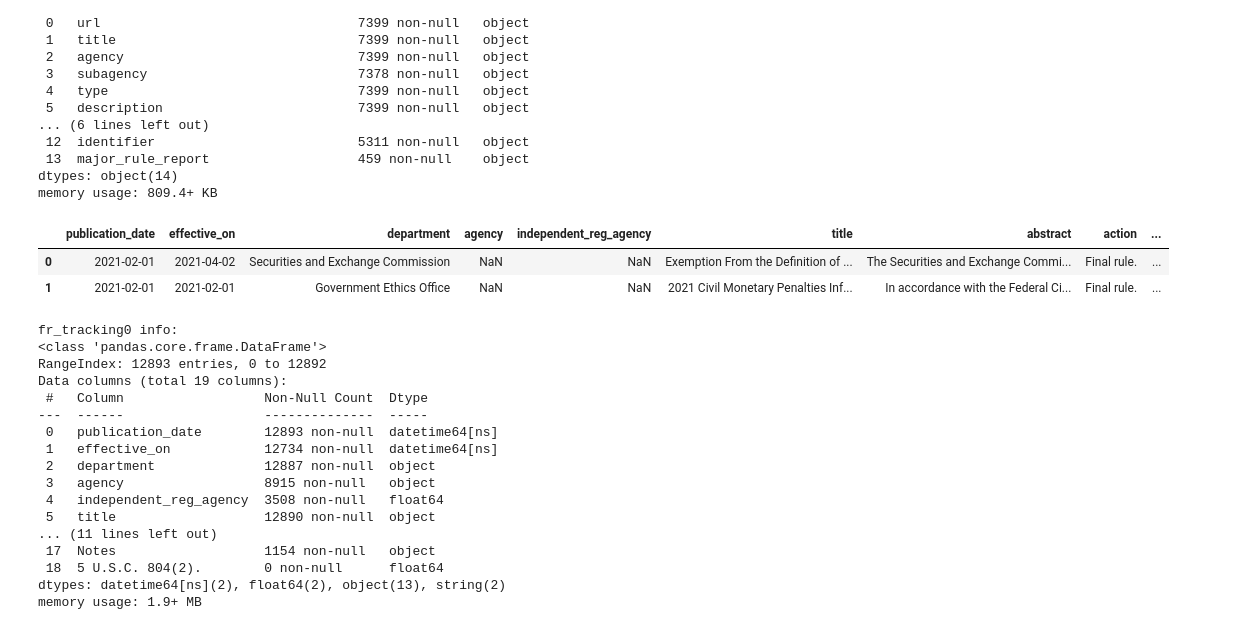
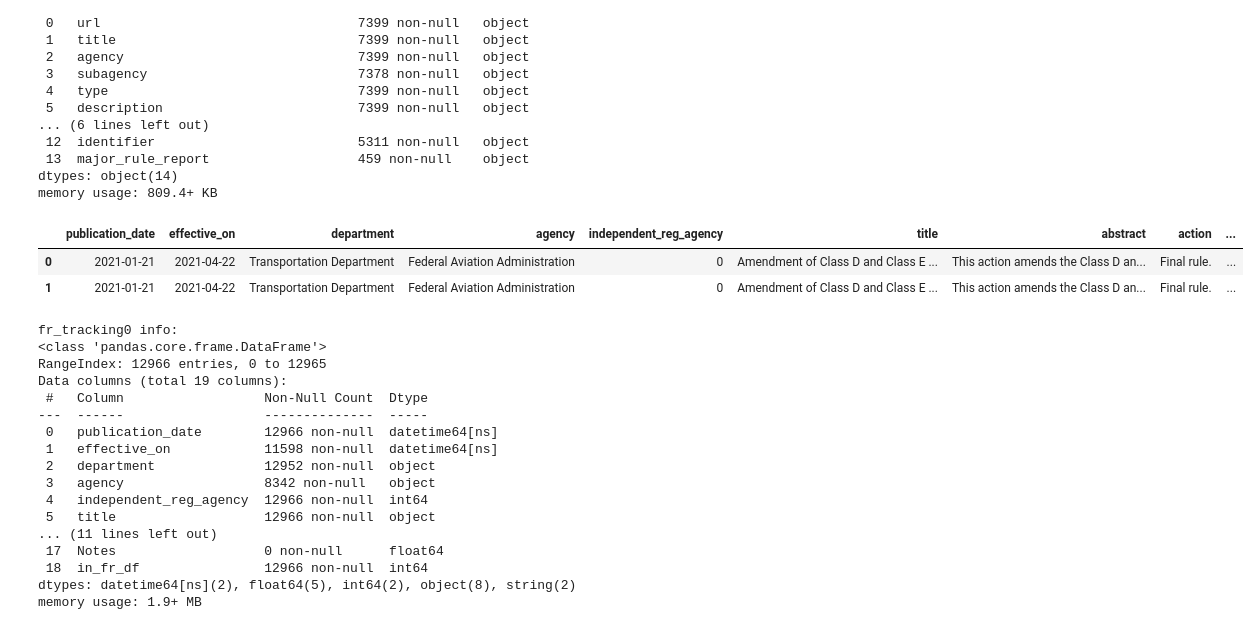
Before and after one commit to regulatorystudies/Reg-Stats, a Jupyter notebook: data/major_rules/discrepancies/discrepancies.ipynb, the cells around one changed output. Saved outputs shown, nothing was run; the diff lists cells and outputs as text; code cells hidden in the pictures.

```diff
--- a/data/major_rules/discrepancies/discrepancies.ipynb
+++ b/data/major_rules/discrepancies/discrepancies.ipynb
@@ -7,6 +8,6 @@ import json
 # %%
 # load fr_tracking csv
-csv1 = 'fr_tracking.csv'
+csv1 = 'fr_tracking_new.csv'
 
 fr_tracking0 = pd.read_csv(csv1, encoding="ISO-8859-1", sep=None, engine="python", header=0)
 display(fr_tracking0.head(5))
@@ -82,39 +83,42 @@ memory usage: 809.4+ KB
 # %%
 # fr_tracking data manipulation
 
 # change date columns to YYYY-MM-DD format
 fr_date_cols = ["publication_date", "effective_on"]
 fr_tracking0[fr_date_cols] = fr_tracking0[fr_date_cols].apply(pd.to_datetime, errors="coerce", format="mixed")
 
 # change id columns to string
 fr_id_cols = ["citation", "regulation_id_number"]
 fr_tracking0[fr_id_cols] = fr_tracking0[fr_id_cols].astype("string")
 
+# add df id column
+fr_tracking0["in_fr_df"] = 1
+
 display(fr_tracking0.head(2))
 # %% [output]
 |  | publication_date | effective_on | department | agency | independent_reg_agency | title | abstract | action | ... |
-| 0 | 2021-02-01 | 2021-04-02 | Securities and Exchange Commission | NaN | NaN | Exemption From the Definition of ... | The Securities and Exchange Commi... | Final rule. | ... |
-| 1 | 2021-02-01 | 2021-02-01 | Government Ethics Office | NaN | NaN | 2021 Civil Monetary Penalties Inf... | In accordance with the Federal Ci... | Final rule. | ... |
+| 0 | 2021-01-21 | 2021-04-22 | Transportation Department | Federal Aviation Administration | 0 | Amendment of Class D and Class E ... | This action amends the Class D an... | Final rule. | ... |
+| 1 | 2021-01-21 | 2021-04-22 | Transportation Department | Federal Aviation Administration | 0 | Amendment of Class D and Class E ... | This action amends the Class D an... | Final rule. | ... |
 # %%
 print("fr_tracking0 info:")
 fr_tracking0.info()
 # %% [output]
 fr_tracking0 info:
 <class 'pandas.core.frame.DataFrame'>
-RangeIndex: 12893 entries, 0 to 12892
+RangeIndex: 12966 entries, 0 to 12965
 Data columns (total 19 columns):
  #   Column                  Non-Null Count  Dtype
 ---  ------                  --------------  -----
- 0   publication_date        12893 non-null  datetime64[ns]
- 1   effective_on            12734 non-null  datetime64[ns]
- 2   department              12887 non-null  object
- 3   agency                  8915 non-null   object
- 4   independent_reg_agency  3508 non-null   float64
- 5   title                   12890 non-null  object
+ 0   publication_date        12966 non-null  datetime64[ns]
+ 1   effective_on            11598 non-null  datetime64[ns]
+ 2   department              12952 non-null  object
+ 3   agency                  8342 non-null   object
+ 4   independent_reg_agency  12966 non-null  int64
+ 5   title                   12966 non-null  object
 ... (11 lines left out)
- 17  Notes                   1154 non-null   object
- 18  5 U.S.C. 804(2).        0 non-null      float64
-dtypes: datetime64[ns](2), float64(2), object(13), string(2)
+ 17  Notes                   0 non-null      float64
+ 18  in_fr_df                12966 non-null  int64
+dtypes: datetime64[ns](2), float64(5), int64(2), object(8), string(2)
 memory usage: 1.9+ MB
 # %%
 # gao_cra data manipulation
```
Also changed, not shown: parts of 18 cells of this notebook, 4 other files.
